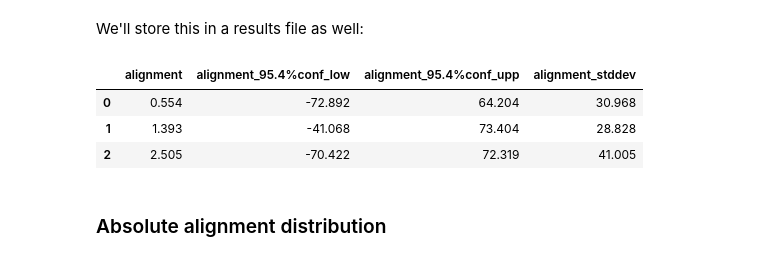
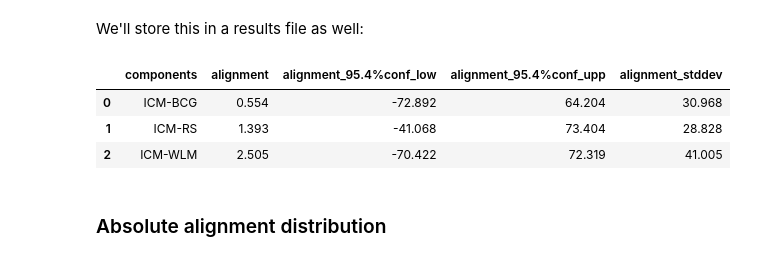
Before and after one commit to LoVoCCS/X-LoVoCCS-Analyses, a Jupyter notebook: notebooks/positions_and_morphology/compare_xray_bcg_redseq_mass_posang.ipynb, the cells around one changed output. Cells and saved outputs as stored; diff of their text form; code cells hidden in the pictures.

Commit message:
Left out an important column from the position angle alignment results file, had to re-run the notebook to add it

```diff
--- a/notebooks/positions_and_morphology/compare_xray_bcg_redseq_mass_posang.ipynb
+++ b/notebooks/positions_and_morphology/compare_xray_bcg_redseq_mass_posang.ipynb
@@ -326,19 +326,19 @@ std_delta_icm_wlm500kpc = np.nanstd(delta_icm_wlm500kpc).round(3)
 # %% [markdown]
 We'll store this in a results file as well:
 # %%
-data = [[med_delta_icm_bcg, low_delta_icm_bcg, upp_delta_icm_bcg, std_delta_icm_bcg],
-        [med_delta_icm_rs500kpc, low_delta_icm_rs500kpc, upp_delta_icm_rs500kpc, std_delta_icm_rs500kpc],
-        [med_delta_icm_wlm500kpc, low_delta_icm_wlm500kpc, upp_delta_icm_wlm500kpc, std_delta_icm_wlm500kpc]]
+data = [['ICM-BCG', med_delta_icm_bcg, low_delta_icm_bcg, upp_delta_icm_bcg, std_delta_icm_bcg],
+        ['ICM-RS', med_delta_icm_rs500kpc, low_delta_icm_rs500kpc, upp_delta_icm_rs500kpc, std_delta_icm_rs500kpc],
+        ['ICM-WLM', med_delta_icm_wlm500kpc, low_delta_icm_wlm500kpc, upp_delta_icm_wlm500kpc, std_delta_icm_wlm500kpc]]
 
-alignment_summ = pd.DataFrame(data, columns=['alignment', 'alignment_{}%conf_low'.format(ALIGN_CONF_LEVEL),
+alignment_summ = pd.DataFrame(data, columns=['components', 'alignment', 'alignment_{}%conf_low'.format(ALIGN_CONF_LEVEL),
                                              'alignment_{}%conf_upp'.format(ALIGN_CONF_LEVEL), 'alignment_stddev'])
 alignment_summ.to_csv(align_res_path + "icm_component_alignment.csv", index=False)
 alignment_summ
 # %% [output]
-|  | alignment | alignment_95.4%conf_low | alignment_95.4%conf_upp | alignment_stddev |
-| 0 | 0.554 | -72.892 | 64.204 | 30.968 |
-| 1 | 1.393 | -41.068 | 73.404 | 28.828 |
-| 2 | 2.505 | -70.422 | 72.319 | 41.005 |
+|  | components | alignment | alignment_95.4%conf_low | alignment_95.4%conf_upp | alignment_stddev |
+| 0 | ICM-BCG | 0.554 | -72.892 | 64.204 | 30.968 |
+| 1 | ICM-RS | 1.393 | -41.068 | 73.404 | 28.828 |
+| 2 | ICM-WLM | 2.505 | -70.422 | 72.319 | 41.005 |
 # %% [markdown]
 ### Absolute alignment distribution
 # %% [markdown]
```
Also changed, not shown: 6 other files.
